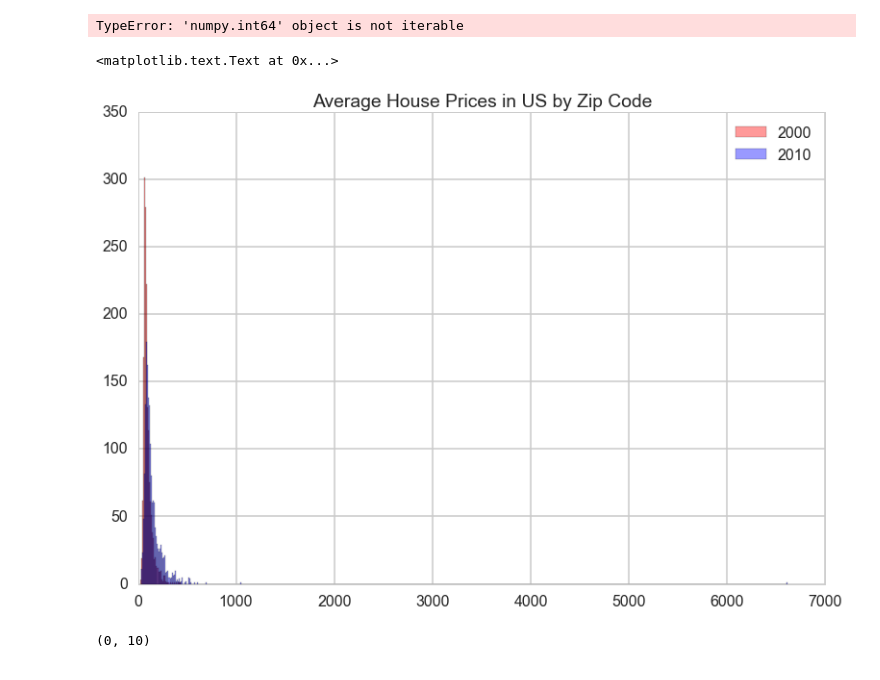
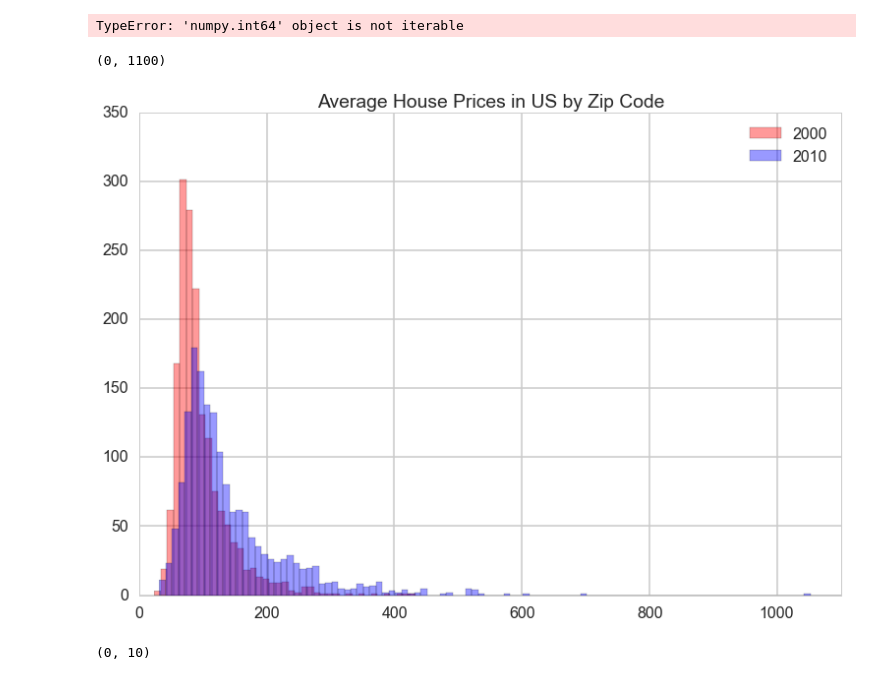
Before and after one commit to austinwu0/cs109-final-project, a Jupyter notebook: Cody Notebook .ipynb, the cells around one changed output. Saved outputs shown, nothing was run; the diff lists cells and outputs as text; code cells hidden in the pictures.

```diff
--- a/Cody Notebook .ipynb
+++ b/Cody Notebook .ipynb
@@ -142,11 +142,12 @@ TypeError: 'numpy.int64' object is not iterable
 # %%
 plt.hist(zip_MSPPS_notNAN['2000_agg'].values, bins=np.arange(min(zip_MSPPS_notNAN['2000_agg'].values), max(zip_MSPPS_notNAN['2000_agg'].values) + 10, 10), color = 'r', alpha = 0.4, label = '2000')
 plt.hist(zip_MSPPS_notNAN['2010_agg'].values, bins=np.arange(min(zip_MSPPS_notNAN['2010_agg'].values), max(zip_MSPPS_notNAN['2010_agg'].values) + 10, 10), color = 'b', alpha = 0.4, label = '2010')
 plt.legend()
 plt.title('Average House Prices in US by Zip Code')
+plt.xlim(0,1100)
 # %% [output]
-<matplotlib.text.Text at 0x...>
+(0, 1100)
-[figure, old version]
+[figure, new version]
 # %%
 plt.hist(zip_MSPPS_notNAN['pct_delta'].values, bins=np.arange(min(zip_MSPPS_notNAN['pct_delta'].values), max(zip_MSPPS_notNAN['pct_delta'].values) + .1, .1), color = 'b', alpha = 0.5)
 plt.axvline(1, 0, 1, color='r', label='Actual Outcome')
```
Also changed, not shown: parts of 2 cells of this notebook, 1 other file.
